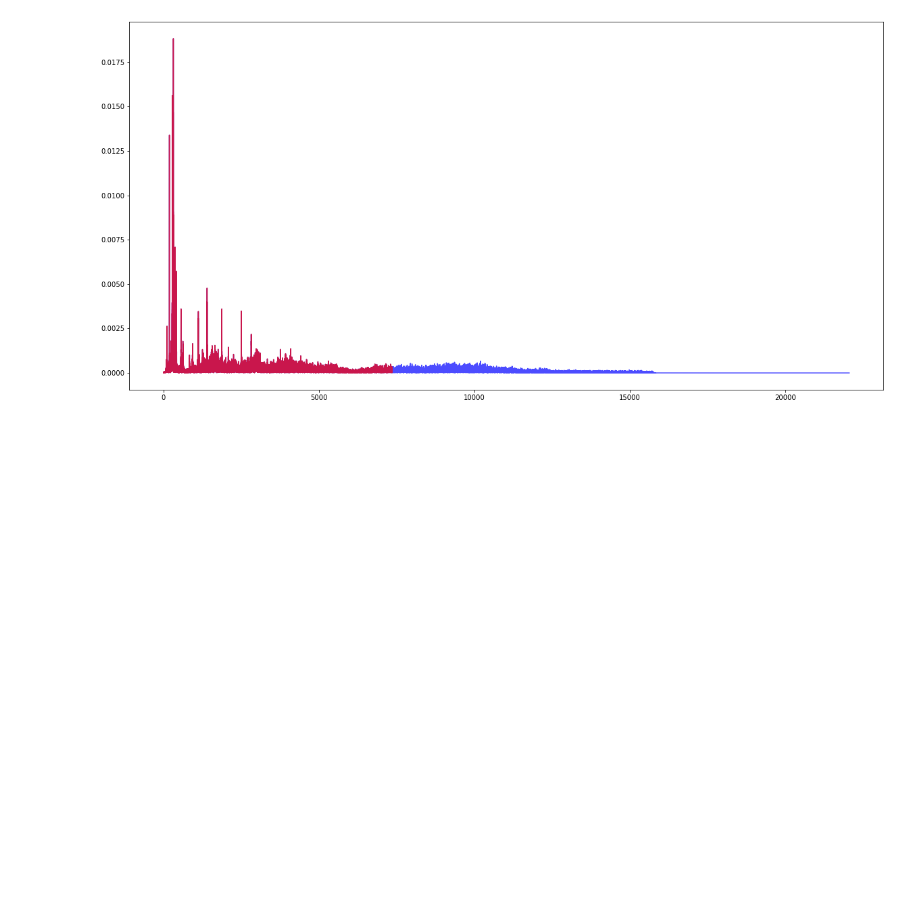
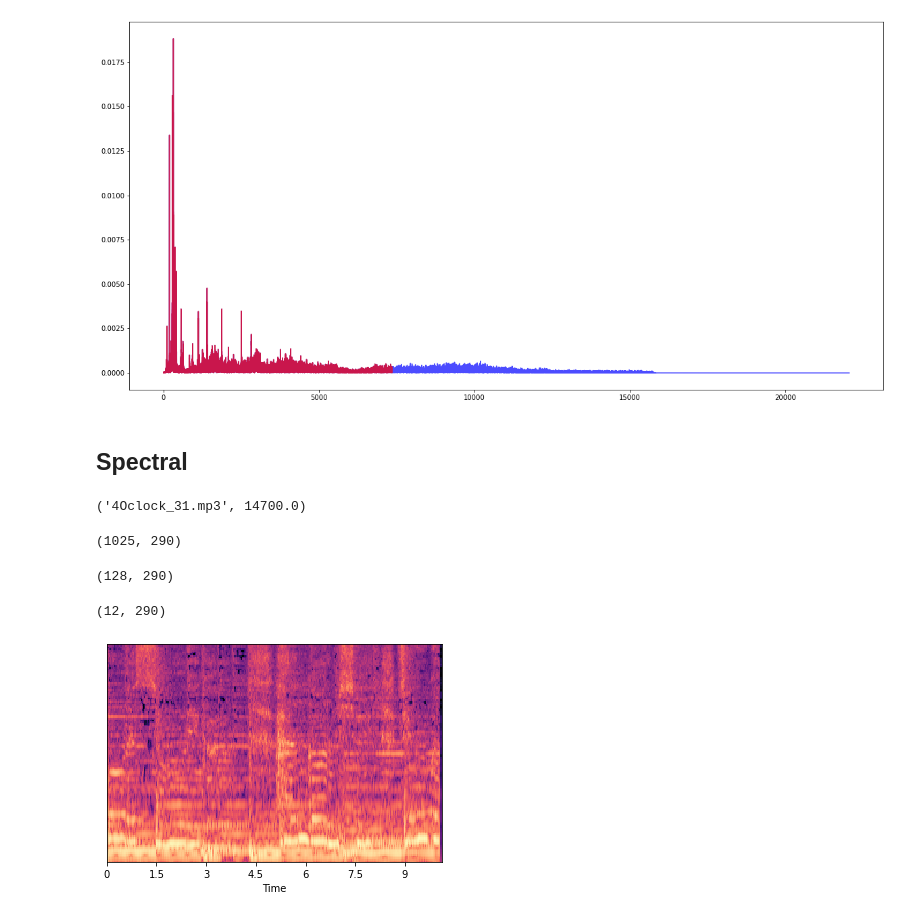
Before and after one commit to JanieTran/BTS_Voice_Classification, a Jupyter notebook: Audio Features.ipynb, the cells around one changed output. Saved outputs shown, nothing was run; the diff lists cells and outputs as text; code cells hidden in the pictures; blank space fills up the shorter version.

```diff
--- a/Audio Features.ipynb
+++ b/Audio Features.ipynb
@@ -220,3 +246,34 @@ plt.plot(freqs_res, y_res, color='r', alpha=0.7)
 # %% [output]
 [<matplotlib.lines.Line2D at 0x...>]
 [figure]
+# %% [markdown]
+## Spectral
+# %%
+from features import *
+
+sample_data = os.listdir('data/5')[19]
+x, sr = load_audio(file_path=f'data/5/{sample_data}', sample_rate=44100/3)
+sample_data, sr
+# %% [output]
+('4Oclock_31.mp3', 14700.0)
+# %%
+_, ts, spectrogram = signal.stft(x=x, fs=sr, window='blackmanharris', nfft=2048, nperseg=512)
+spectrogram.shape
+# %% [output]
+(1025, 290)
+# %%
+mel_spectrogram = librosa.feature.melspectrogram(S=np.abs(spectrogram) ** 2, n_mels=128)
+mel_spectrogram = librosa.power_to_db(mel_spectrogram)
+mel_spectrogram.shape
+# %% [output]
+(128, 290)
+# %%
+mfcc = librosa.feature.mfcc(S=mel_spectrogram, n_mfcc=12)
+mfcc.shape
+# %% [output]
+(12, 290)
+# %%
+librosa.display.specshow(mel_spectrogram, sr=sr, x_axis='time')
+plt.show()
+# %% [output]
+[figure, added]
```
Also changed, not shown: parts of 15 cells of this notebook, 4 other files.
